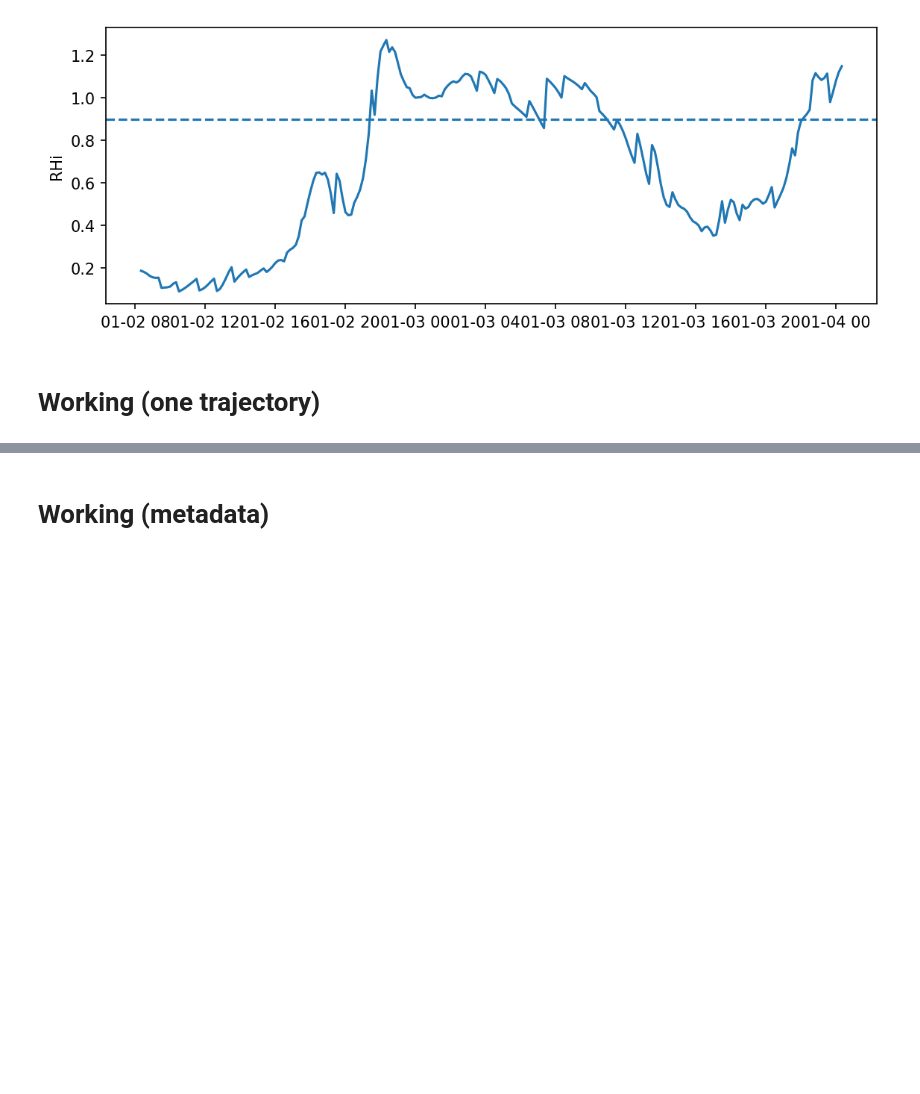
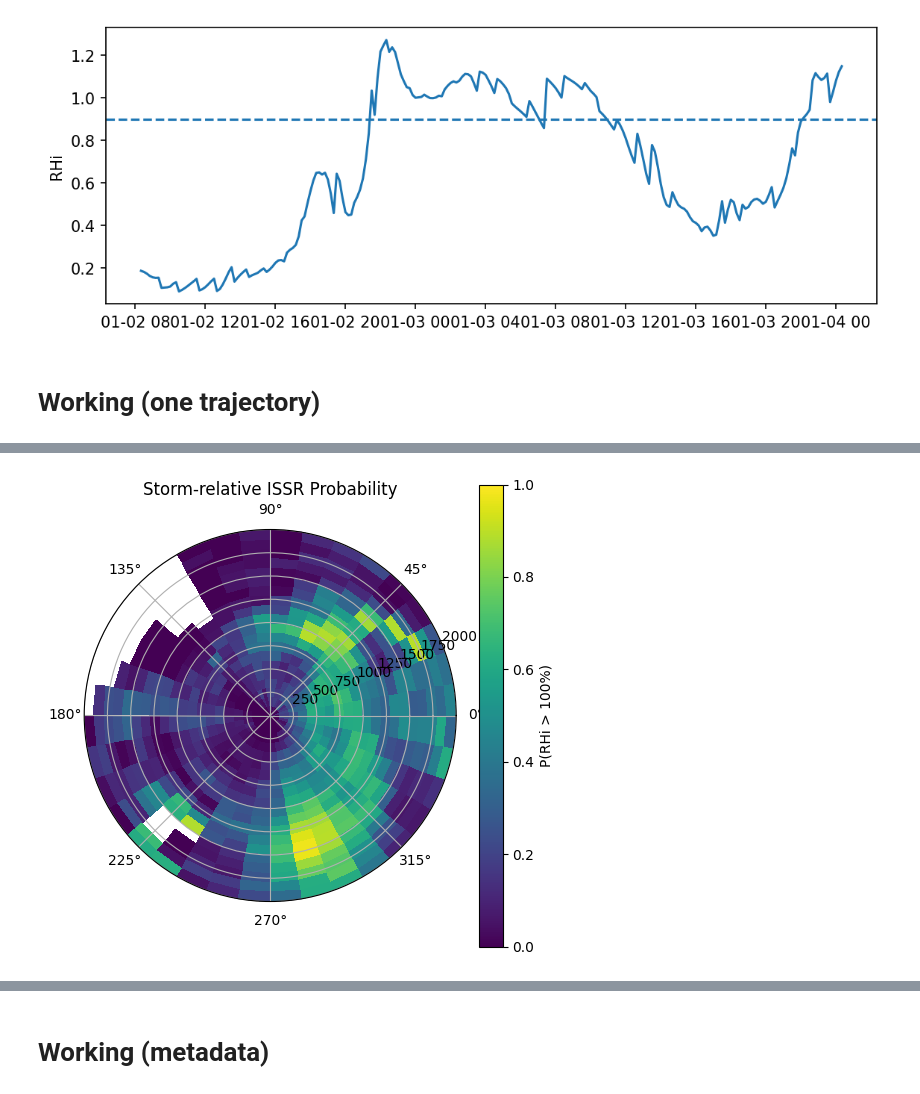
Before and after one commit to lewisclarkan/LagrangianAnalysis, a Jupyter notebook: plot.ipynb, the cells around one changed output, grey strips where cells are left out. Drawn from its saved outputs; the diff is of its cells as text; code cells hidden in the pictures; blank space fills up the shorter version.

```diff
--- a/plot.ipynb
+++ b/plot.ipynb
@@ -378,0 +396,100 @@ plt.show()
+# %%
+import numpy as np
+import matplotlib.pyplot as plt
+
+# ----------------------------
+# 1. Collect all data
+# ----------------------------
+
+all_theta = []
+all_r = []
+all_rhi = []
+
+for traj in list_of_traj:
+
+    theta = np.array(traj["storm_theta_rad"])
+    r     = np.array(traj["storm_r_km"])
+    rhi   = np.array(traj["rhi"])
+
+    mask = ~np.isnan(theta) & ~np.isnan(r) & ~np.isnan(rhi)
+
+    all_theta.append(theta[mask])
+    all_r.append(r[mask])
+    all_rhi.append(rhi[mask])
+
+all_theta = np.concatenate(all_theta)
+all_r     = np.concatenate(all_r)
+all_rhi   = np.concatenate(all_rhi)
+
+# ----------------------------
+# 2. Define bins
+# ----------------------------
+
+r_max = 2000
+n_r = 20
+n_theta = 36
+
+r_bins = np.linspace(0, r_max, n_r + 1)
+theta_bins = np.linspace(-np.pi, np.pi, n_theta + 1)
+
+# ----------------------------
+# 3. Bin counts
+# ----------------------------
+
+# Total counts in each bin
+H_total, _, _ = np.histogram2d(
+    all_r,
+    all_theta,
+    bins=[r_bins, theta_bins]
+)
+
+# ISSR counts (RHi > 100)
+issr_mask = all_rhi > 0.9
+
+H_issr, _, _ = np.histogram2d(
+    all_r[issr_mask],
+    all_theta[issr_mask],
+    bins=[r_bins, theta_bins]
+)
+
+# ----------------------------
+# 4. Probability
+# ----------------------------
+
+with np.errstate(invalid='ignore', divide='ignore'):
+    issr_prob = H_issr / H_total
+
+# Mask bins with very few samples
+min_count = 10
+issr_prob[H_total < min_count] = np.nan
+
+# ----------------------------
+# 5. Plot
+# ----------------------------
+
+Theta, R = np.meshgrid(theta_bins, r_bins)
+
+fig, ax = plt.subplots(
+    figsize=(6,6),
+    subplot_kw={'projection': 'polar'}
+)
+
+pc = ax.pcolormesh(
+    Theta,
+    R,
+    issr_prob,
+    cmap="viridis",
+    shading="auto",
+    vmin=0,
+    vmax=1
+)
+
+
+ax.set_ylim(0, r_max)
+
+plt.colorbar(pc, ax=ax, label="P(RHi > 100%)")
+
+plt.title("Storm-relative ISSR Probability")
+plt.show()
+# %% [output]
+[figure, added]
```
Also changed, not shown: parts of 27 cells of this notebook, 1 other file.
